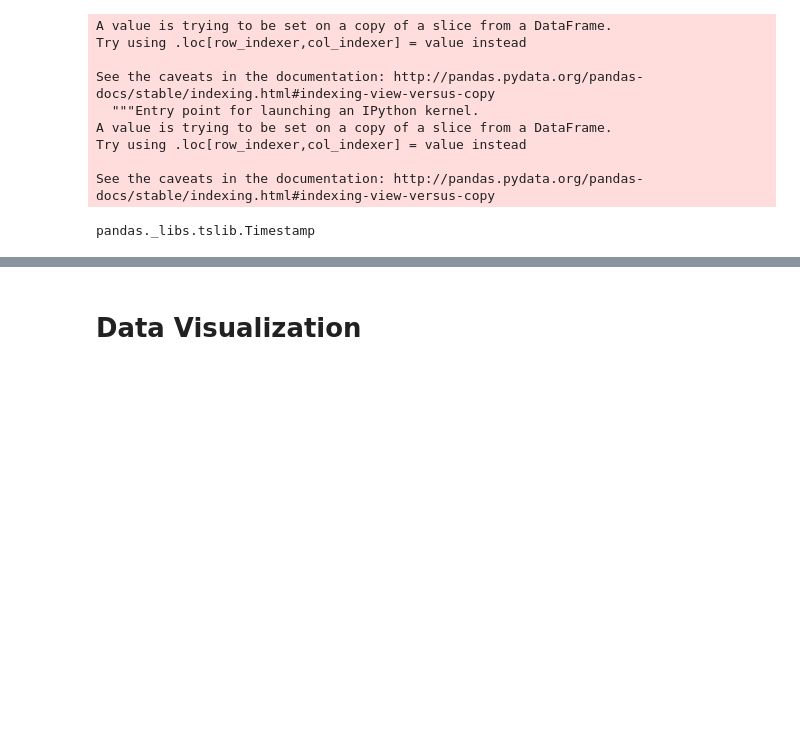
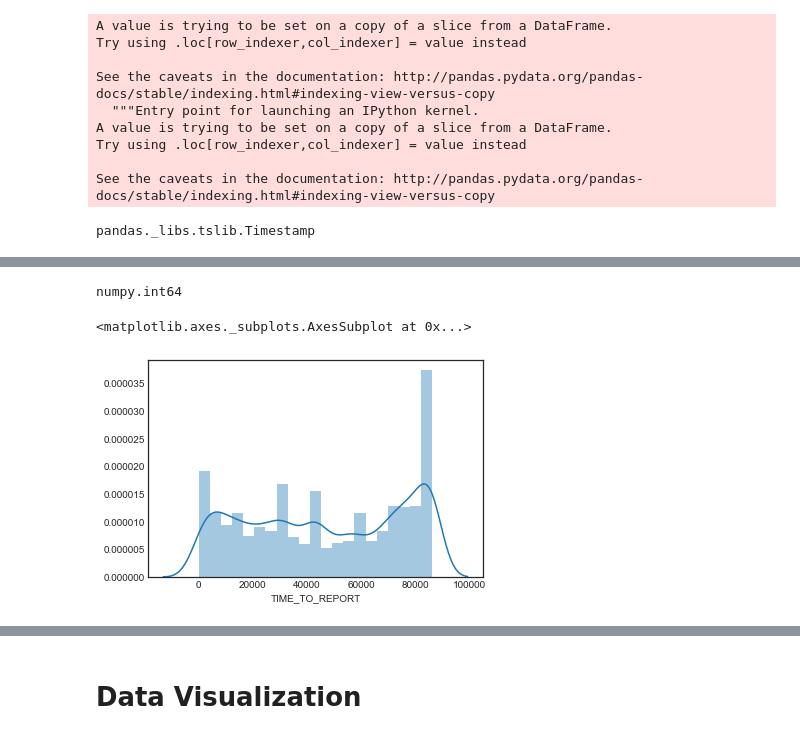
Before and after one commit to lgofish/Unit3Capstone, a Jupyter notebook: NYC_RapeData_v3.ipynb, the cells around one changed output, grey strips where cells are left out. Drawn from its saved outputs; the diff is of its cells as text; code cells hidden in the pictures; blank space fills up the shorter version.

```diff
--- a/NYC_RapeData_v3.ipynb
+++ b/NYC_RapeData_v3.ipynb
@@ -291,0 +373,2 @@ df_rape
+# %%
+df_rape = df_rape.dropna(subset=['PREM_TYP_DESC'])
@@ -451,6 +538,6 @@ Name: CMPLNT_FR_DATETIME, dtype: int64
 # %%
-# Delete everything before 2005
-df_rape = df_rape.drop(df_rape[df_rape['CMPLNT_FR_DATETIME'].dt.year < 2005].index)
+# Delete everything before 2006
+df_rape = df_rape.drop(df_rape[df_rape['CMPLNT_FR_DATETIME'].dt.year < 2006].index)
 
 # df_rape.loc[df_rape.Name.isin(['Alisa', 'James', 'Nick'])]
 # %%
@@ -546,0 +685,11 @@ df_rape['TIME_TO_REPORT'] = df_rape['RPT_DT'] - df_rape['CMPLNT_FR_DATETIME']
+# %%
+# Continuous output
+type(df_rape['TIME_TO_REPORT'].dt.seconds[21])
+# %% [output]
+numpy.int64
+# %%
+sns.distplot(df_rape['TIME_TO_REPORT'].dt.seconds )
+# Seconds is everything less than days
+# %% [output]
+<matplotlib.axes._subplots.AxesSubplot at 0x...>
+[figure, added]
```
Also changed, not shown: parts of 120 cells of this notebook.
